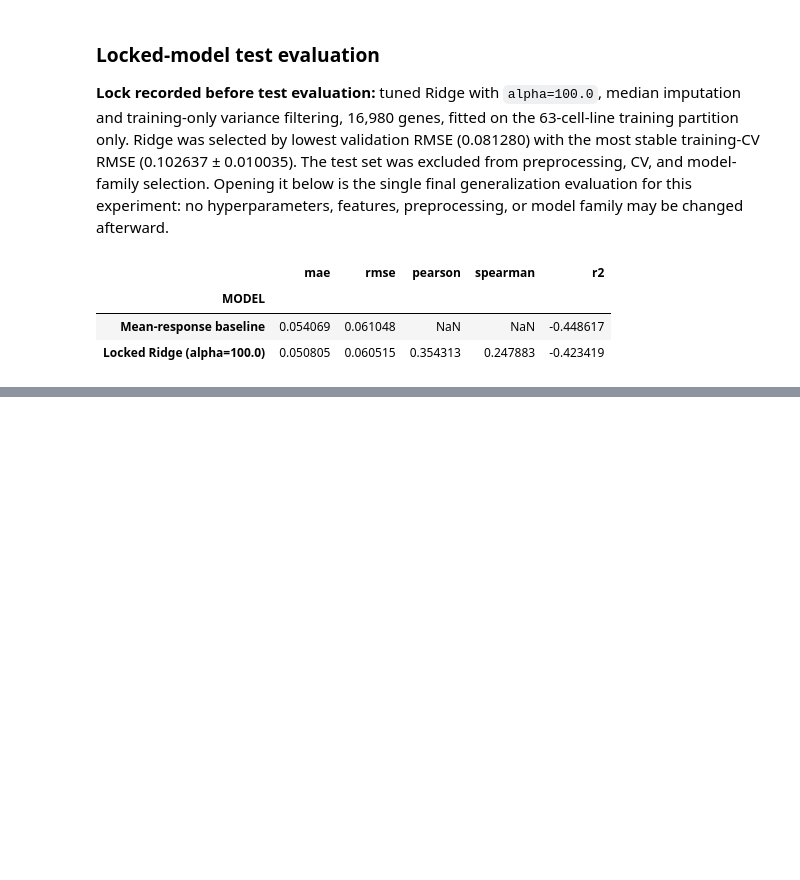
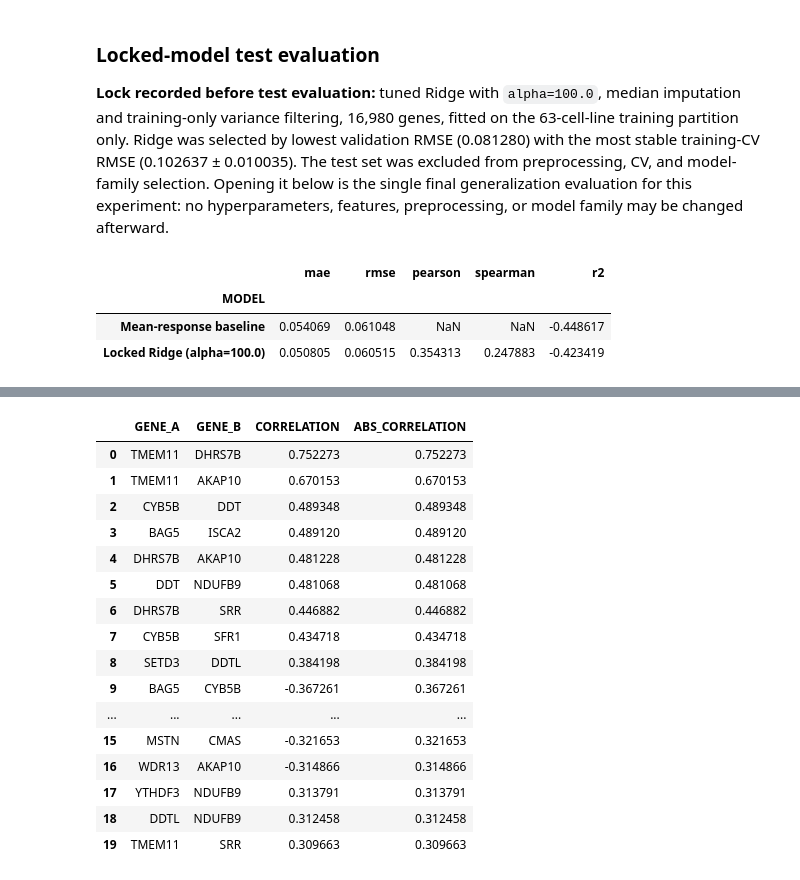
Before and after one commit to ajharris/gdsc-project, a Jupyter notebook: notebook/gdsc_drug_response.ipynb, the cells around one changed output, grey strips where cells are left out. Cells and saved outputs as stored; diff of their text form; code cells hidden in the pictures; blank space fills up the shorter version.

```diff
--- a/notebook/gdsc_drug_response.ipynb
+++ b/notebook/gdsc_drug_response.ipynb
@@ -909,0 +956,23 @@ held_out_test_results  # HELD-OUT TEST RESULTS: do not retune after this cell.
+# %%
+from gdsc.interpretation import top_feature_correlations
+top_gene_names = feature_ranking.head(20)["GENE_SYMBOL"].tolist()
+top_feature_correlation_pairs = top_feature_correlations(train.X, top_gene_names, top_n=20)
+top_feature_correlation_pairs.head(20)
+# %% [output]
+|  | GENE_A | GENE_B | CORRELATION | ABS_CORRELATION |
+| 0 | TMEM11 | DHRS7B | 0.752273 | 0.752273 |
+| 1 | TMEM11 | AKAP10 | 0.670153 | 0.670153 |
+| 2 | CYB5B | DDT | 0.489348 | 0.489348 |
+| 3 | BAG5 | ISCA2 | 0.489120 | 0.489120 |
+| 4 | DHRS7B | AKAP10 | 0.481228 | 0.481228 |
+| 5 | DDT | NDUFB9 | 0.481068 | 0.481068 |
+| 6 | DHRS7B | SRR | 0.446882 | 0.446882 |
+| 7 | CYB5B | SFR1 | 0.434718 | 0.434718 |
+| 8 | SETD3 | DDTL | 0.384198 | 0.384198 |
+| 9 | BAG5 | CYB5B | -0.367261 | 0.367261 |
+| ... | ... | ... | ... | ... |
+| 15 | MSTN | CMAS | -0.321653 | 0.321653 |
+| 16 | WDR13 | AKAP10 | -0.314866 | 0.314866 |
+| 17 | YTHDF3 | NDUFB9 | 0.313791 | 0.313791 |
+| 18 | DDTL | NDUFB9 | 0.312458 | 0.312458 |
+| 19 | TMEM11 | SRR | 0.309663 | 0.309663 |
```
Also changed, not shown: parts of 5 cells of this notebook, 3 other files.
